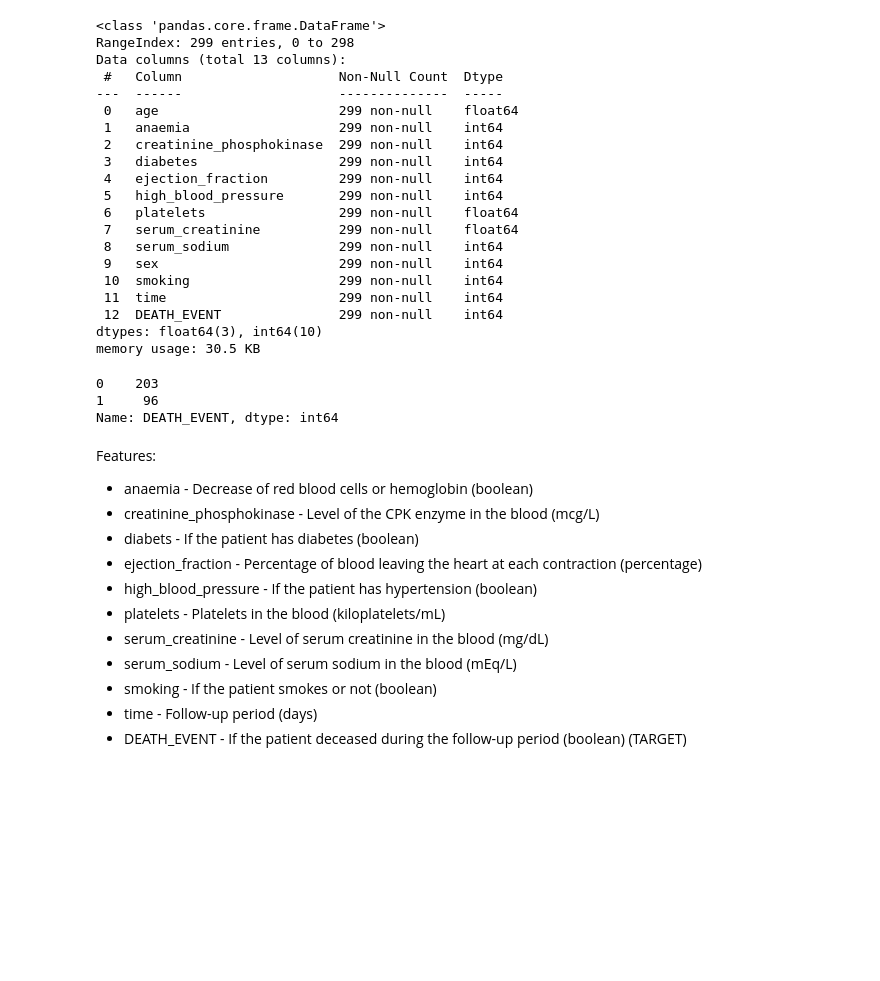
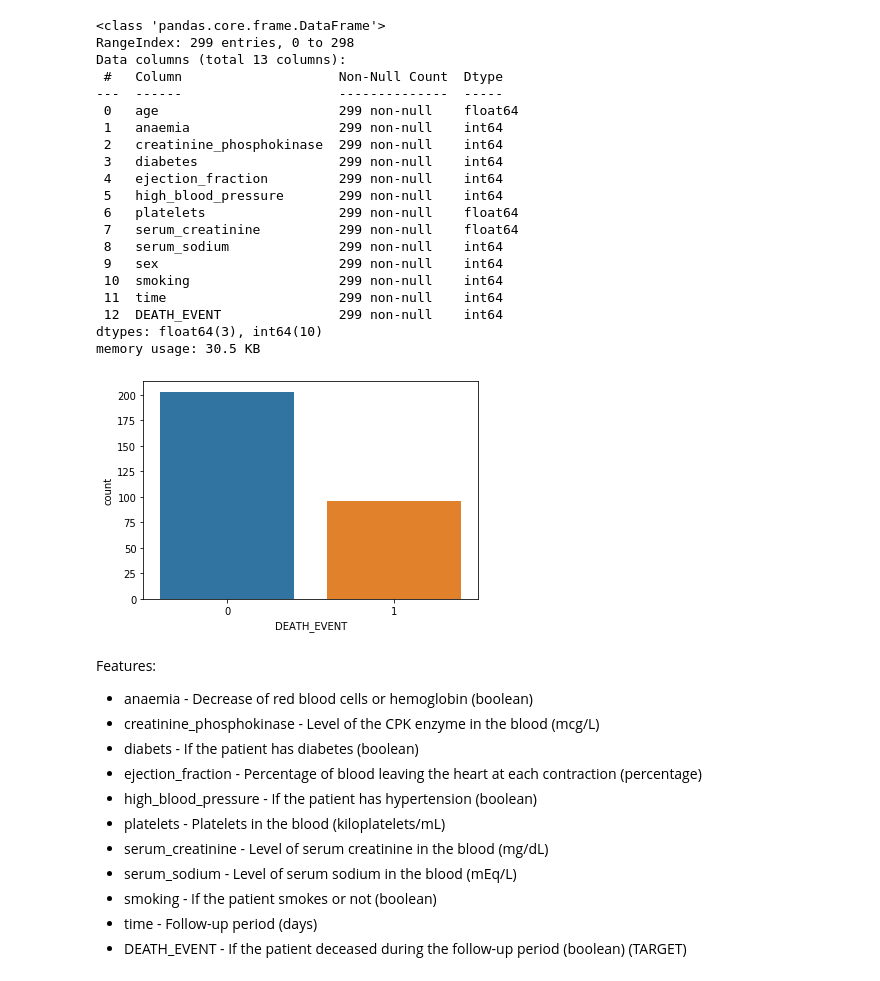
Before and after one commit to CheremGS/Repository_for_kaggle, a Jupyter notebook: Heart_failure/Heart_fail_notebook.ipynb, the cells around one changed output. Saved outputs shown, nothing was run; the diff lists cells and outputs as text; code cells hidden in the pictures; blank space fills up the shorter version.

```diff
--- a/Heart_failure/Heart_fail_notebook.ipynb
+++ b/Heart_failure/Heart_fail_notebook.ipynb
@@ -45,12 +46,11 @@ Data columns (total 13 columns):
  12  DEATH_EVENT               299 non-null    int64
 dtypes: float64(3), int64(10)
 memory usage: 30.5 KB
-# %%
-df.DEATH_EVENT.value_counts()
-# %% [output]
-0    203
-1     96
-Name: DEATH_EVENT, dtype: int64
+# %%
+sns.countplot(df.DEATH_EVENT)
+plt.show()
+# %% [output]
+[figure, added]
 # %% [markdown]
 Features:
 * anaemia - Decrease of red blood cells or hemoglobin (boolean)
```
Also changed, not shown: parts of 31 cells of this notebook.
